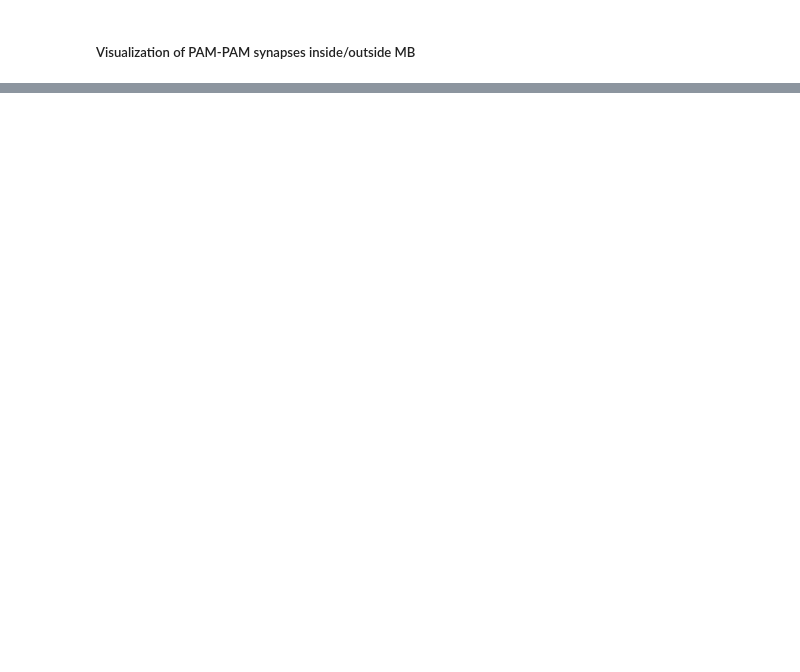
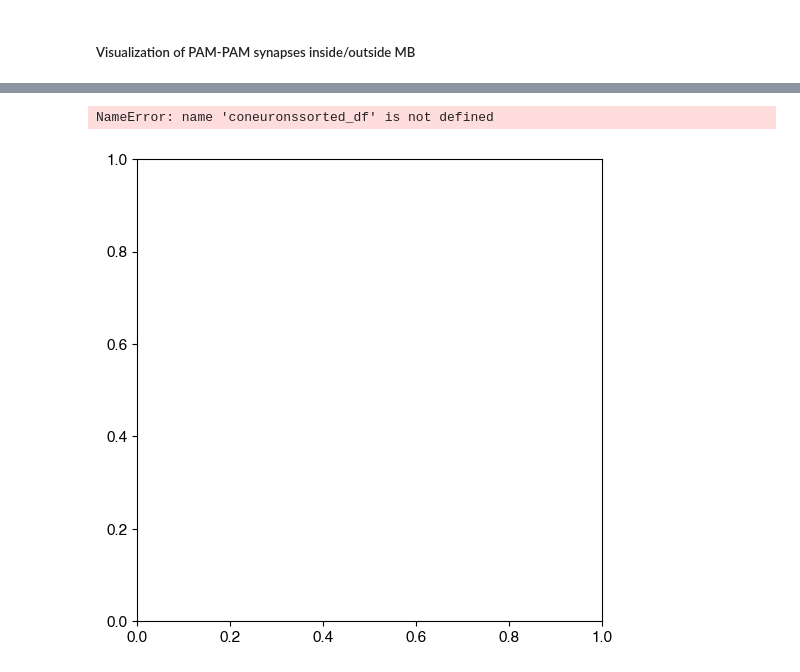
Before and after one commit to owaldlab/2024_DANModulation, a Jupyter notebook: analysis.ipynb, the cells around one changed output, grey strips where cells are left out. Drawn from its saved outputs; the diff is of its cells as text; code cells hidden in the pictures; blank space fills up the shorter version.

```diff
--- a/analysis.ipynb
+++ b/analysis.ipynb
@@ -230,0 +537,30 @@ show(p)
+# %%
+fig = plt.figure(figsize=(6, 6))
+gs_main = gridspec.GridSpec(1, 1)
+gs_main.update(wspace=0, hspace=0)
+
+#set up the legend..
+gs = gridspec.GridSpecFromSubplotSpec(1, 1, subplot_spec=gs_main[0])
+ax = fig.add_subplot(gs[0])
+ax = coneuronssorted_df.T.plot(kind='bar', stacked=True, ax = ax, linewidth=0.1, width = 0.9, edgecolor='black')
+
+handles, labels = ax.get_legend_handles_labels()
+ax.legend(handles[::-1], labels[::-1], loc='center left',
+          bbox_to_anchor=(1.05, 0.5),prop={'size': label_fontsize},frameon=False)
+
+ax.tick_params(axis='both', which='major', labelsize=label_fontsize)
+# plt.box(False)
+# ax.grid(False)
+ax.spines['right'].set_visible(False)
+ax.spines['top'].set_visible(False)
+ax.spines['left'].set_visible(True)
+ax.spines['bottom'].set_visible(True)
+
+loc, labels = plt.xticks()
+ax.set_xticklabels(labels, rotation=0)
+ax.set_xlabel('target MBON',fontsize=label_fontsize, weight = 'bold')
+ax.set_ylabel('percentage of co-neurons in postsynapses',fontsize=label_fontsize, weight = 'bold')
+plt.savefig('figures/mbon_parsing_specificity.png', dpi=300, bbox_inches='tight')
+# %% [output]
+NameError: name 'coneuronssorted_df' is not defined
+[figure, added]
```
Also changed, not shown: parts of 33 cells of this notebook, 4 other files.
